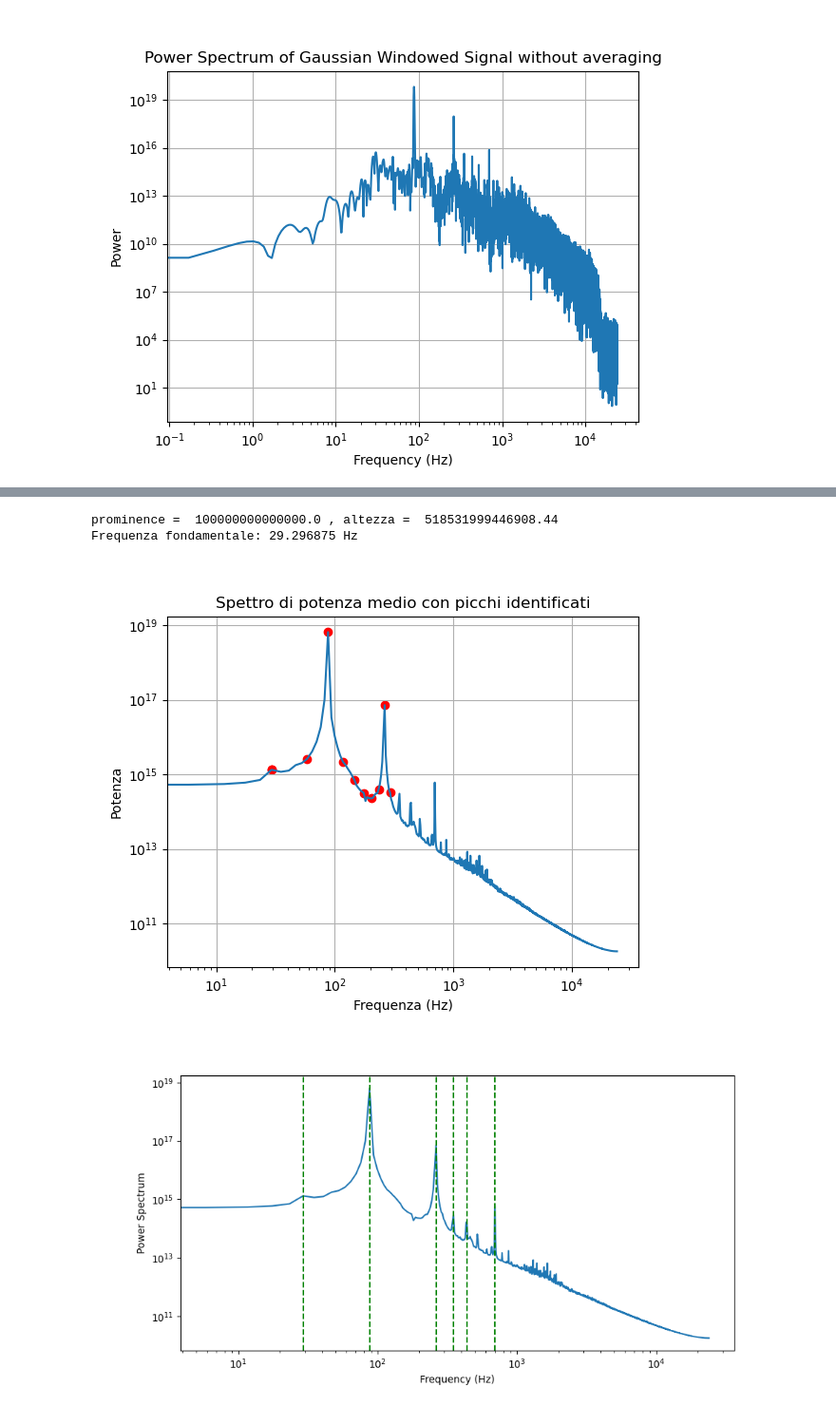
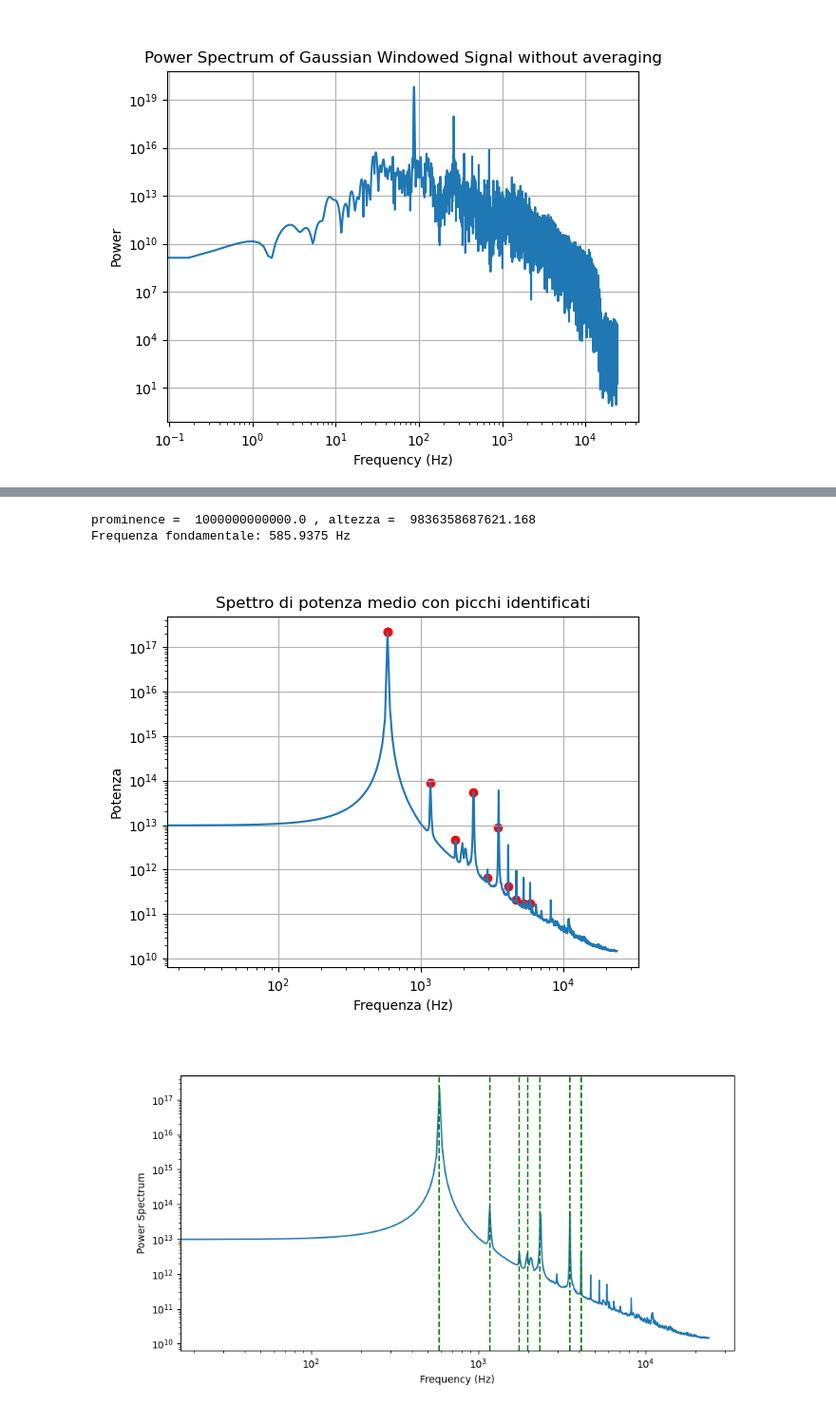
Before and after one commit to maddoc-g/3_organ_clustering, a Jupyter notebook: codice_soft_Alice.ipynb, the cells around one changed output, grey strips where cells are left out. Shown at 95% size. Drawn from its saved outputs; the diff is of its cells as text; code cells hidden in the pictures.

```diff
--- a/codice_soft_Alice.ipynb
+++ b/codice_soft_Alice.ipynb
@@ -23,7 +23,7 @@ per i file per cui non va bene è perchè a frequenza bassa hanno periodo maggio
 Per automattizzare questa selezione si potrebbe calcolare preventivamente il periodo del segnale e scegliere la dimensione della finestra in base a questo, in modo da avere sempre un numero sufficiente di periodi all'interno di ogni finestra.
 # %%
 # leggiamo un singolo file audio
-rate, note = readwav('./wav_files/note_238.wav')
+rate, note = readwav('./wav_files/note_177.wav')
 # %%
 #togliamo il primo 25% del segnale e l'ultimo 10% e plotto mantenendo i secondi corretti
 note = note[:, 0] # prendo solo un canale se il segnale è stereo
@@ -120,7 +120,7 @@ peaks, _ = find_peaks(average_power_spectrum_prev, prominence= prom)
 fundamental_freq = frequencies_2[peaks[0]]
 print('Frequenza fondamentale:', fundamental_freq, 'Hz')
 
-if fundamental_freq < 450:
+if fundamental_freq < 200:
     window_size = 8192
     hop_size = 512*2  # puoi regolare anche questo se vuoi
     num_windows = (len(note) - window_size) // hop_size + 1
@@ -144,4 +144,29 @@ if fundamental_freq < 450:
 else:
     power_spectra = power_spectra_prev
     average_power_spectrum = np.mean(power_spectra, axis=0)
+
+if fundamental_freq > 200 and fundamental_freq < 450:
+    window_size = 4096
+    hop_size = 512*2  # puoi regolare anche questo se vuoi
+    num_windows = (len(note) - window_size) // hop_size + 1
+    power_spectra = []
+
+    for i in range(num_windows):
+        start = i * hop_size
+        end = start + window_size
+        segment = note[start:end]
+
+        # Considera solo segmenti della lunghezza giusta
+        if len(segment) == window_size:
+            segment_windowed = gaussian_window(segment, 10000)
+            spectrum = np.fft.rfft(segment_windowed)
+            power_spectrum = np.abs(spectrum) ** 2
+            power_spectra.append(power_spectrum)
+    if len(power_spectra) > 0:
+        average_power_spectrum = np.mean(power_spectra, axis=0)
+    else:
+        average_power_spectrum = None
+else:
+    power_spectra = power_spectra_prev
+    average_power_spectrum = np.mean(power_spectra, axis=0)
 # %% [output]
@@ -195,40 +220,40 @@ plt.ylabel('Potenza')
 plt.grid()
 plt.show()
 # %% [output]
-prominence =  100000000000000.0 , altezza =  518531999446908.44
-Frequenza fondamentale: 29.296875 Hz
+prominence =  1000000000000.0 , altezza =  9836358687621.168
+Frequenza fondamentale: 585.9375 Hz
-[figure, old version]
+[figure, new version]
 # %%
 # identifichiamo i picchi per la frequenza fondamentale e le armoniche
 # potrebbe essere che la frequenza fondamentale non sia il picco più alto, quindi dobbiamo cercare i picchi e poi identificare la frequenza fondamentale in base alla distanza tra i picchi
 from scipy.signal import find_peaks
 peaks, _ = find_peaks(average_power_spectrum, prominence= prom)
 
 #inserisco una tolleranza per identificare la frequenza fondamentale, in modo da escludere picchi che sono troppo vicini tra loro
 #controllo: se frequenza bassa tolleranza sono 50 Hz, altrimenti 100 Hz
 if fundamental_freq < 500:
     tolerance = 20
 else:
     tolerance = 100 # in Hz
 
 picchi_freq = []
 for peak in peaks:
     freq = frequencies[peak]
     if all(abs(freq - f) > tolerance for f in picchi_freq):
         picchi_freq.append(freq)
 
     freq_max = frequencies[np.argmax(average_power_spectrum)]
 
 # evidenziamo i primi 6 picchi sul grafico
 plt.figure(figsize=(10, 5))
 plt.loglog(frequencies, average_power_spectrum)
 plt.xlabel("Frequency (Hz)")
 plt.ylabel("Power Spectrum")
-for f in picchi_freq[:8]:
+for f in picchi_freq[:25]:
     plt.axvline(f, color='g', linestyle='--')
 plt.show()
 # %% [output]
-[figure, old version]
+[figure, new version]
 # %%
 # calcoliamo la differenza tra una armonica e la successiva dei 6 picchi, in modo da identificare la frequenza fondamentale come il massimo comun divisore tra i picchi
 diffs = np.diff(picchi_freq[:8])
```
Also changed, not shown: parts of 5 cells of this notebook.
